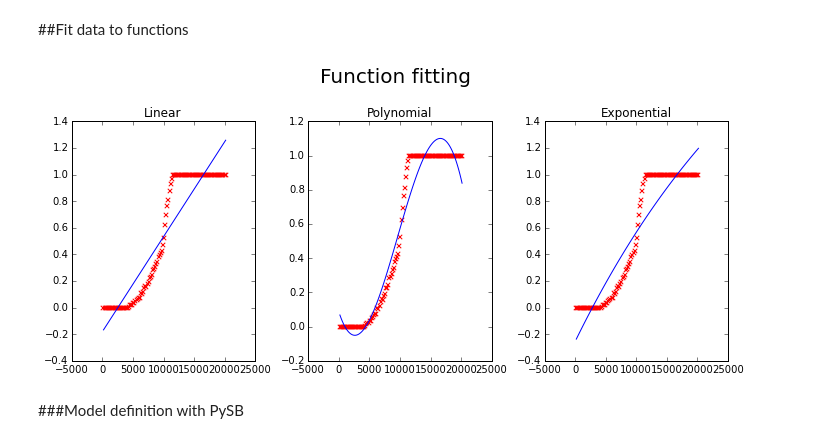
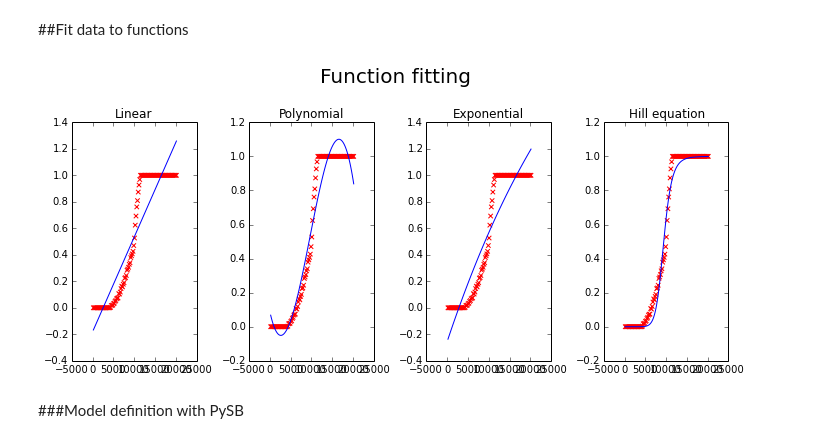
Before and after one commit to ortega2247/qsb, a Jupyter notebook: qsb.ipynb, the cells around one changed output. Cells and saved outputs as stored; diff of their text form; code cells hidden in the pictures.

```diff
--- a/qsb.ipynb
+++ b/qsb.ipynb
@@ -91,6 +95,9 @@ def expon(x,a,b,c):
 
 def poli(x, a, b, c, d):
     return a*x**3 + b*x**2 +c*x + d
+
+def hill(x,a,b):
+    return 1 / (1 + np.power(a/x, b))
 # %% [markdown]
 ##Fit data to functions
 # %%
@@ -101,32 +108,39 @@ to_be_fitted = IC_RP
 poptl, pcovl = curve_fit(linea,time,to_be_fitted)
 poptp, pcovp = curve_fit(poli,time,to_be_fitted)
 poptex, pcovex = curve_fit(expon,time,to_be_fitted, p0=(0.1, 1e-4,10))
+popth, pcovexh = curve_fit(hill, time, to_be_fitted)
 
 linea_fit = linea(time,*poptl)
 poli_fit = poli(time,*poptp)
 expo_fit = expon(time,*poptex)
+hill_fit = hill(time, *popth)
 # %%
 fig = plt.figure(figsize=(10,4))
 
-line_ax = fig.add_subplot(131)
+line_ax = fig.add_subplot(141)
 line_ax.plot(time,linea_fit)
 line_ax.scatter(time,to_be_fitted,c='r',marker='x')
 line_ax.set_title("Linear")
 
-poly_ax = fig.add_subplot(132)
+poly_ax = fig.add_subplot(142)
 poly_ax.plot(time,poli_fit)
 poly_ax.scatter(time,to_be_fitted,c='r',marker='x')
 poly_ax.set_title("Polynomial")
 
-exp_ax = fig.add_subplot(133)
+exp_ax = fig.add_subplot(143)
 exp_ax.plot(time,expo_fit)
 exp_ax.scatter(time,to_be_fitted,c='r',marker='x')
 exp_ax.set_title("Exponential")
 
+hill_ax = fig.add_subplot(144)
+hill_ax.plot(time,hill_fit)
+hill_ax.scatter(time,to_be_fitted,c='r',marker='x')
+hill_ax.set_title("Hill equation")
+
 fig.suptitle("Function fitting\n\n",y=1.1,fontsize=20)
 
 fig.tight_layout()
 # %% [output]
-[figure, old version]
+[figure, new version]
 # %% [markdown]
 ###Model definition with PySB
```
Also changed, not shown: parts of 26 cells of this notebook.
